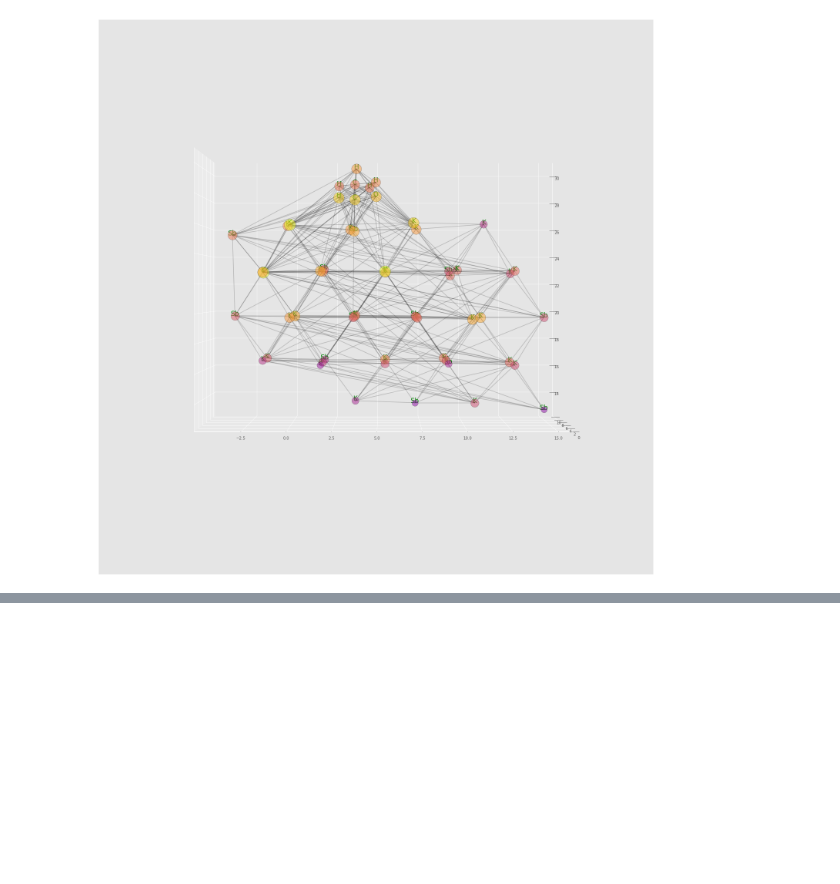
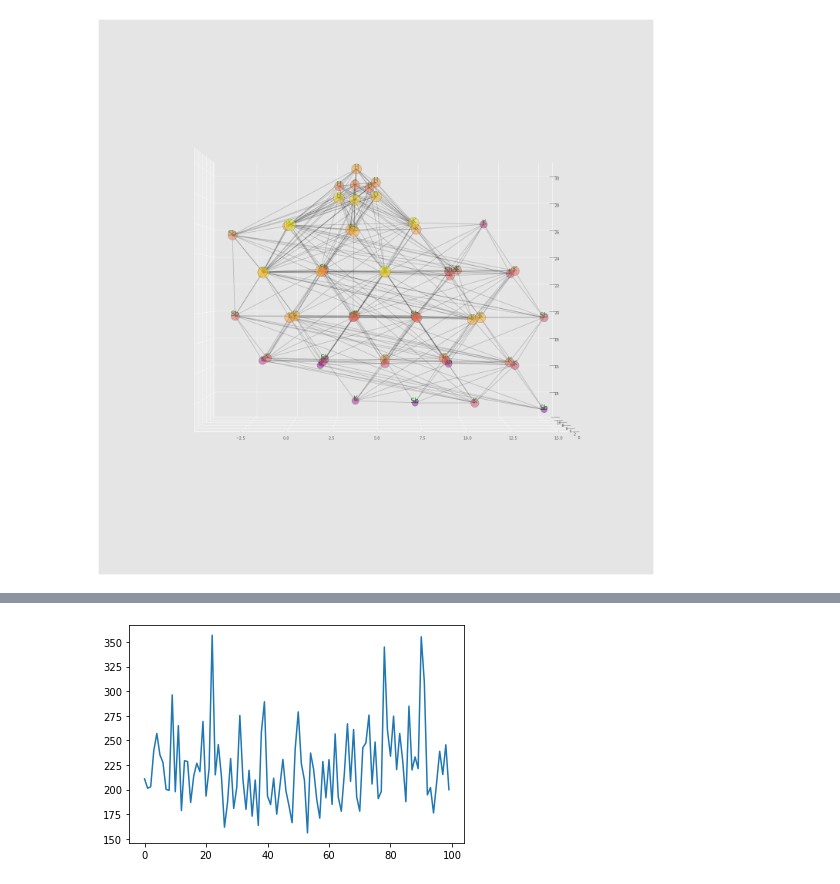
Before and after one commit to Buttermint69/S2EF, a Jupyter notebook: summ.ipynb, the cells around one changed output, grey strips where cells are left out. Drawn from its saved outputs; the diff is of its cells as text; code cells hidden in the pictures; blank space fills up the shorter version.

```diff
--- a/summ.ipynb
+++ b/summ.ipynb
@@ -17,7 +24,7 @@ a2g = AtomsToGraphs(
     r_fixed=True,
 )
 i = 1
-loc = "C:/Users/Harshit/PycharmProjects/S2EF/s2ef_train_200K/" + "{}.extxyz".format(i)
+loc = os.getcwd()+"/s2ef_train_200K/{}.extxyz".format(i)
 raw_data = ase.io.read(loc, ':')
 data_0 = raw_data
 graph_data = a2g.convert_all(data_0)
@@ -86,3 +92,7 @@ g_1 = to_networkx(graph_data[i], node_attrs= ["pos","atomic_numbers", "force", "
 util_funcs.network_plot_3D(g_1, 180+90, save=False)
 # %% [output]
 [figure]
+# %%
+ag_og = [i.natoms for i in graph_data]
+np.max(ag_og)
+#graph_data[0].x.shape[]
@@ -88,0 +211,8 @@ util_funcs.network_plot_3D(g_1, 180+90, save=False)
+# %%
+losses_float = [float(loss.cpu().detach().numpy()) for loss in losses]
+loss_indices = [i for i,l in enumerate(losses_float)]
+p = plt.plot(loss_indices, losses_float)
+#plt = sns.lineplot(loss_indices, losses_float)
+#plt
+# %% [output]
+[figure, added]
```
Also changed, not shown: parts of 7 cells of this notebook.
